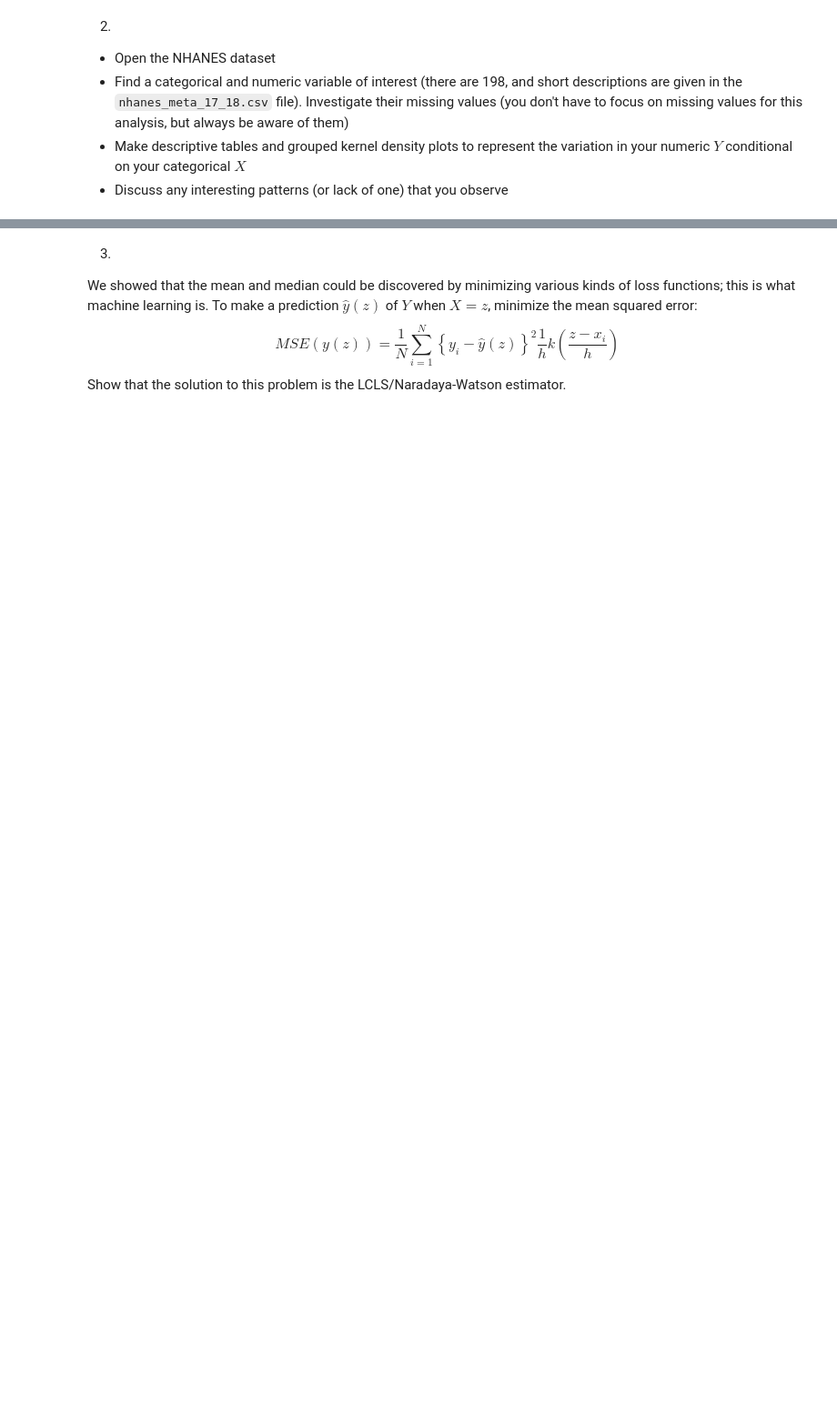
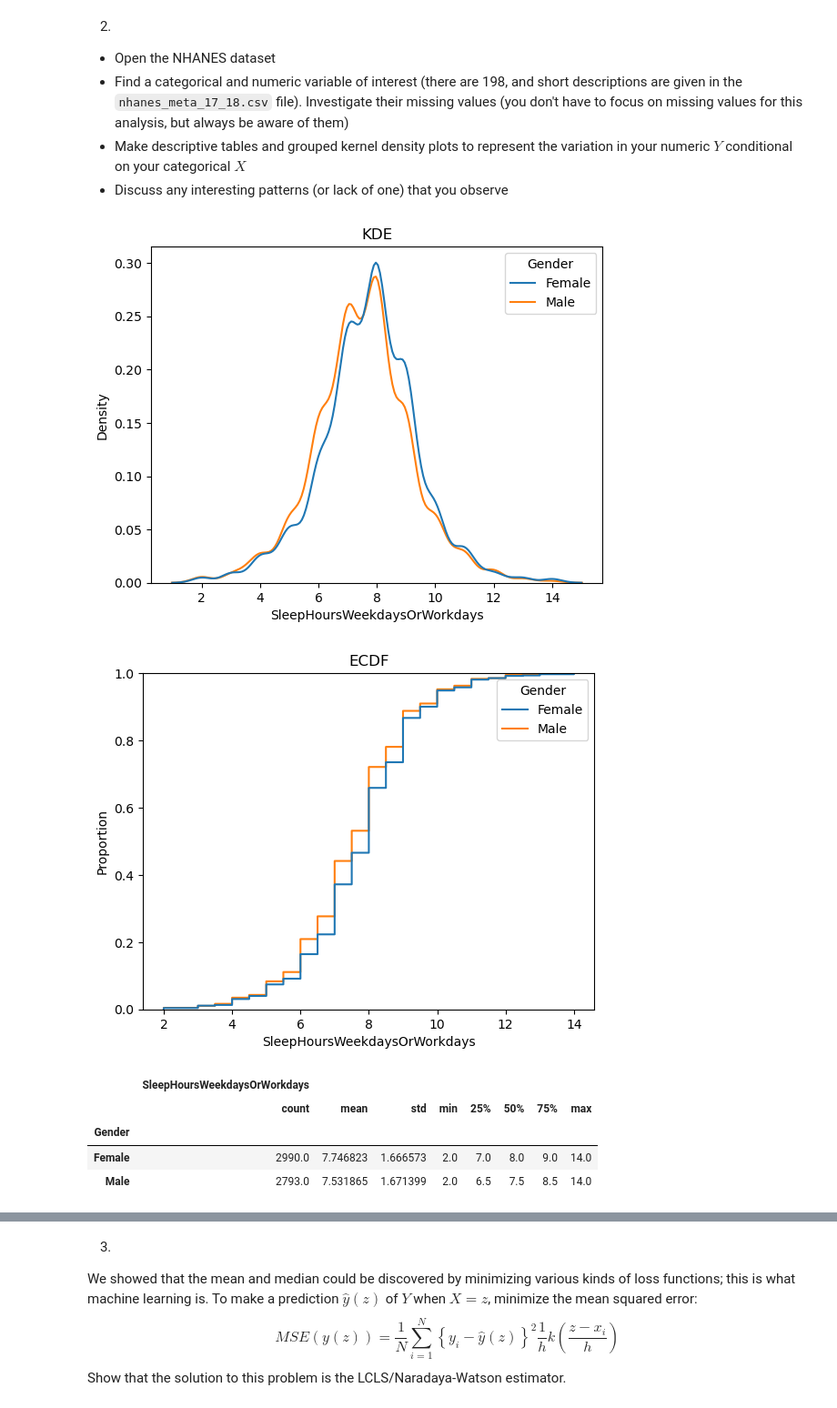
Before and after one commit to wnovak5/ds5030_HW, a Jupyter notebook: assignment_3.ipynb, the cells around one changed output, grey strips where cells are left out. Shown at 91% size. Drawn from its saved outputs; the diff is of its cells as text; code cells hidden in the pictures; blank space fills up the shorter version.

```diff
--- a/assignment_3.ipynb
+++ b/assignment_3.ipynb
@@ -12,5 +13,8 @@ import numpy as np
 import pandas as pd
 # %%
 nhanes = pd.read_csv('data/nhanes_data_17_18.csv')
-pd.crosstab(nhanes['TriedToQuitSmoking'], nhanes['TriedToLoseWeightInPastYear'])
+nhanes['smoking_na'] = nhanes['TriedToQuitSmoking'].isna()
+nhanes['loseweight_na'] = nhanes['TriedToLoseWeightInPastYear'].isna()
+print(nhanes['smoking_na'].value_counts())
+print(nhanes['loseweight_na'].value_counts())
 # %% [output]
@@ -26,0 +49,15 @@ pd.crosstab(nhanes['TriedToQuitSmoking'], nhanes['TriedToLoseWeightInPastYear'])
+# %%
+conditioner = 'Gender'
+sns.kdeplot( data=nhanes, x='SleepHoursWeekdaysOrWorkdays', hue=conditioner, common_norm=False ).set(title='KDE')
+plt.show()
+sns.ecdfplot( data=nhanes, x='SleepHoursWeekdaysOrWorkdays', hue=conditioner).set(title='ECDF')
+plt.show()
+nhanes.loc[:,['SleepHoursWeekdaysOrWorkdays', conditioner]].groupby(conditioner).describe()
+# %% [output]
+[figure, added]
+[figure, added]
+|  | SleepHoursWeekdaysOrWorkdays |  |  |  |  |  |  |  |
+|  | count | mean | std | min | 25% | 50% | 75% | max |
+| Gender |  |  |  |  |  |  |  |  |
+| Female | 2990.0 | 7.746823 | 1.666573 | 2.0 | 7.0 | 8.0 | 9.0 | 14.0 |
+| Male | 2793.0 | 7.531865 | 1.671399 | 2.0 | 6.5 | 7.5 | 8.5 | 14.0 |
```
Also changed, not shown: parts of 11 cells of this notebook.
